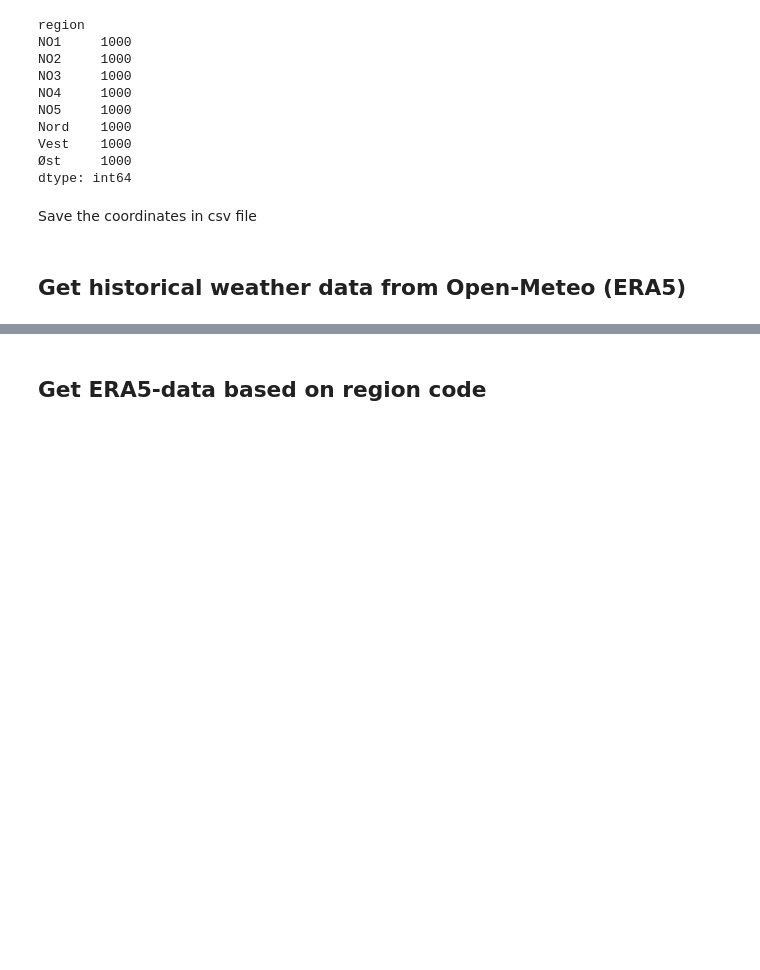
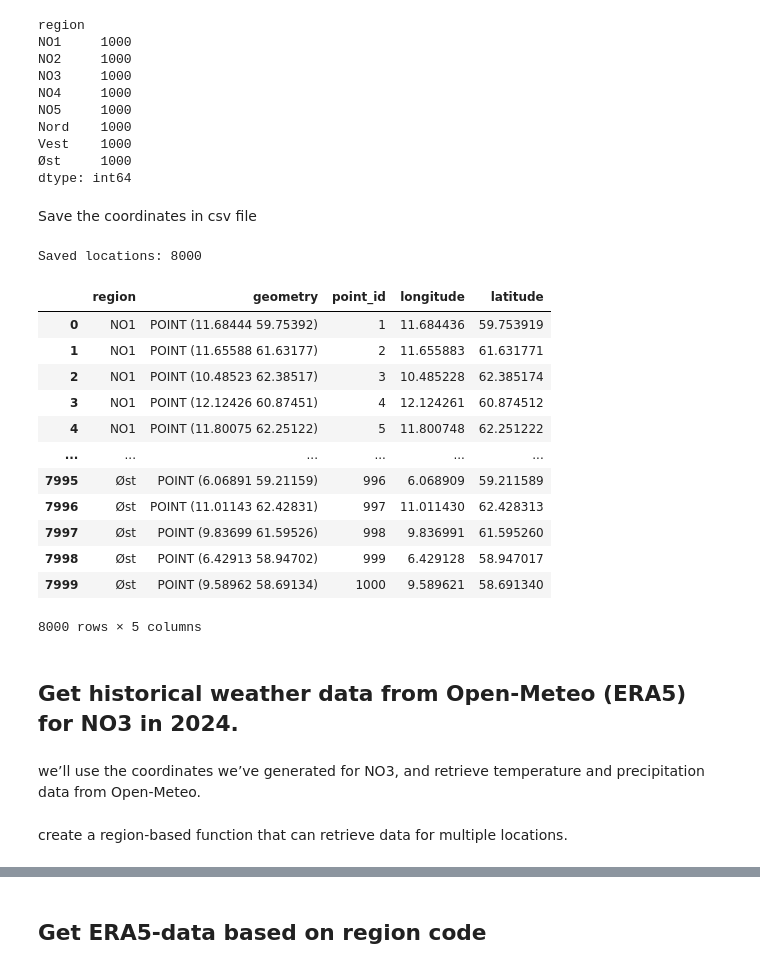
Before and after one commit to phkhle/IND320, a Jupyter notebook: jupyter_notebooks/assignment3.ipynb, the cells around one changed output, grey strips where cells are left out. Saved outputs shown, nothing was run; the diff lists cells and outputs as text; code cells hidden in the pictures; blank space fills up the shorter version.

Commit message:
Get historical weather data from Open-Meteo (ERA5) for NO3 in 2024

```diff
--- a/jupyter_notebooks/assignment3.ipynb
+++ b/jupyter_notebooks/assignment3.ipynb
@@ -170,8 +173,40 @@ Vest    1000
 dtype: int64
 # %% [markdown]
 Save the coordinates in csv file
+# %%
+
+# Save geographic coordinates for future API requests
+output_dir = Path("../data/geography")
+output_dir.mkdir(parents=True, exist_ok=True)
+
+weather_locations[
+    ["region", "point_id", "latitude", "longitude"]
+].to_csv(
+    output_dir / "weather_locations.csv",
+    index=False
+)
+
+print("Saved locations:", len(weather_locations))
+weather_locations
+# %% [output]
+Saved locations: 8000
+|  | region | geometry | point_id | longitude | latitude |
+| 0 | NO1 | POINT (11.68444 59.75392) | 1 | 11.684436 | 59.753919 |
+| 1 | NO1 | POINT (11.65588 61.63177) | 2 | 11.655883 | 61.631771 |
+| 2 | NO1 | POINT (10.48523 62.38517) | 3 | 10.485228 | 62.385174 |
+| 3 | NO1 | POINT (12.12426 60.87451) | 4 | 12.124261 | 60.874512 |
+| 4 | NO1 | POINT (11.80075 62.25122) | 5 | 11.800748 | 62.251222 |
+| ... | ... | ... | ... | ... | ... |
+| 7995 | Øst | POINT (6.06891 59.21159) | 996 | 6.068909 | 59.211589 |
+| 7996 | Øst | POINT (11.01143 62.42831) | 997 | 11.011430 | 62.428313 |
+| 7997 | Øst | POINT (9.83699 61.59526) | 998 | 9.836991 | 61.595260 |
+| 7998 | Øst | POINT (6.42913 58.94702) | 999 | 6.429128 | 58.947017 |
+| 7999 | Øst | POINT (9.58962 58.69134) | 1000 | 9.589621 | 58.691340 |
+8000 rows × 5 columns
 # %% [markdown]
-## Get historical weather data from Open-Meteo (ERA5)
+## Get historical weather data from Open-Meteo (ERA5) for NO3 in 2024.
+# %% [markdown]
+we’ll use the coordinates we’ve generated for NO3, and retrieve temperature and precipitation data from Open-Meteo.
 # %%
 import requests
 import pandas as pd
@@ -205,3 +240,5 @@ def get_era5_weather(latitude, longitude, start_date, end_date):
     df["time"] = pd.to_datetime(df["time"], utc=True)
 
     return df
+# %% [markdown]
+create a region-based function that can retrieve data for multiple locations.
```
Also changed, not shown: parts of 7 cells of this notebook, 15 other files.
